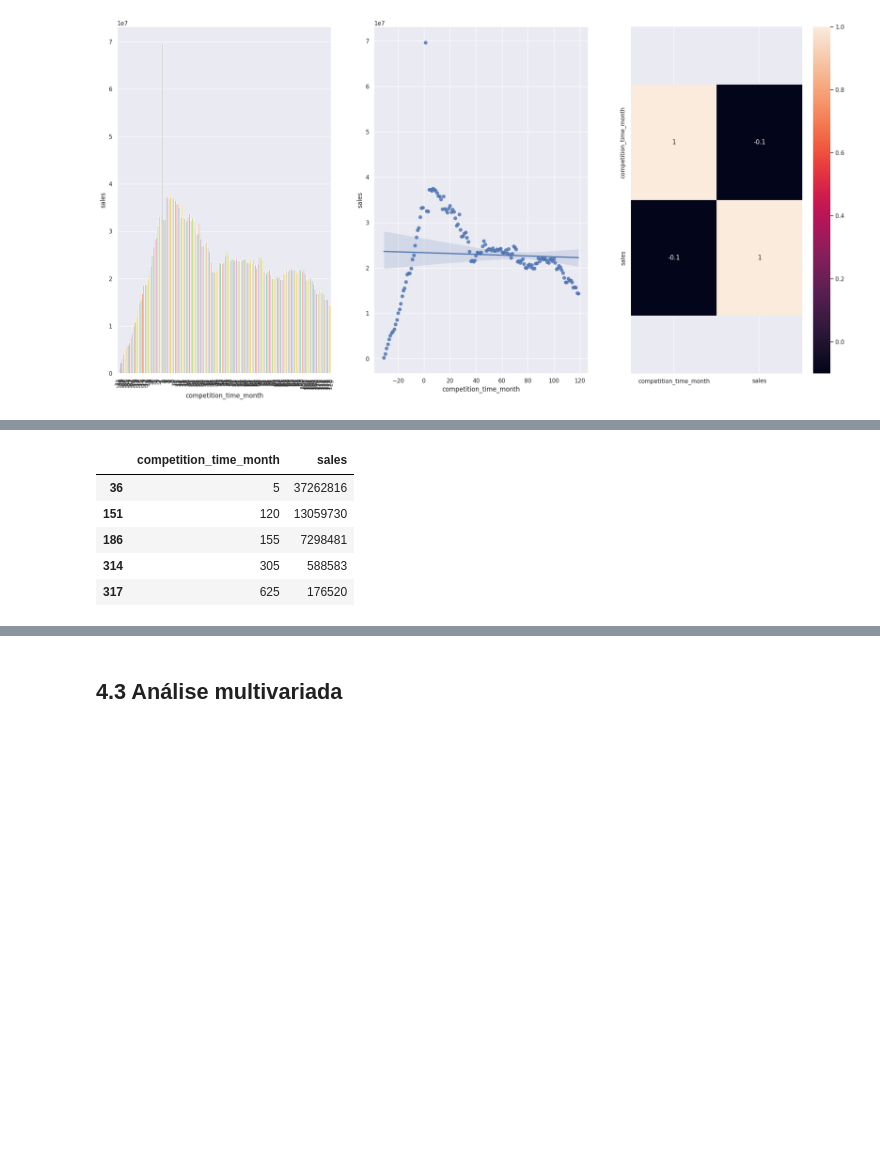
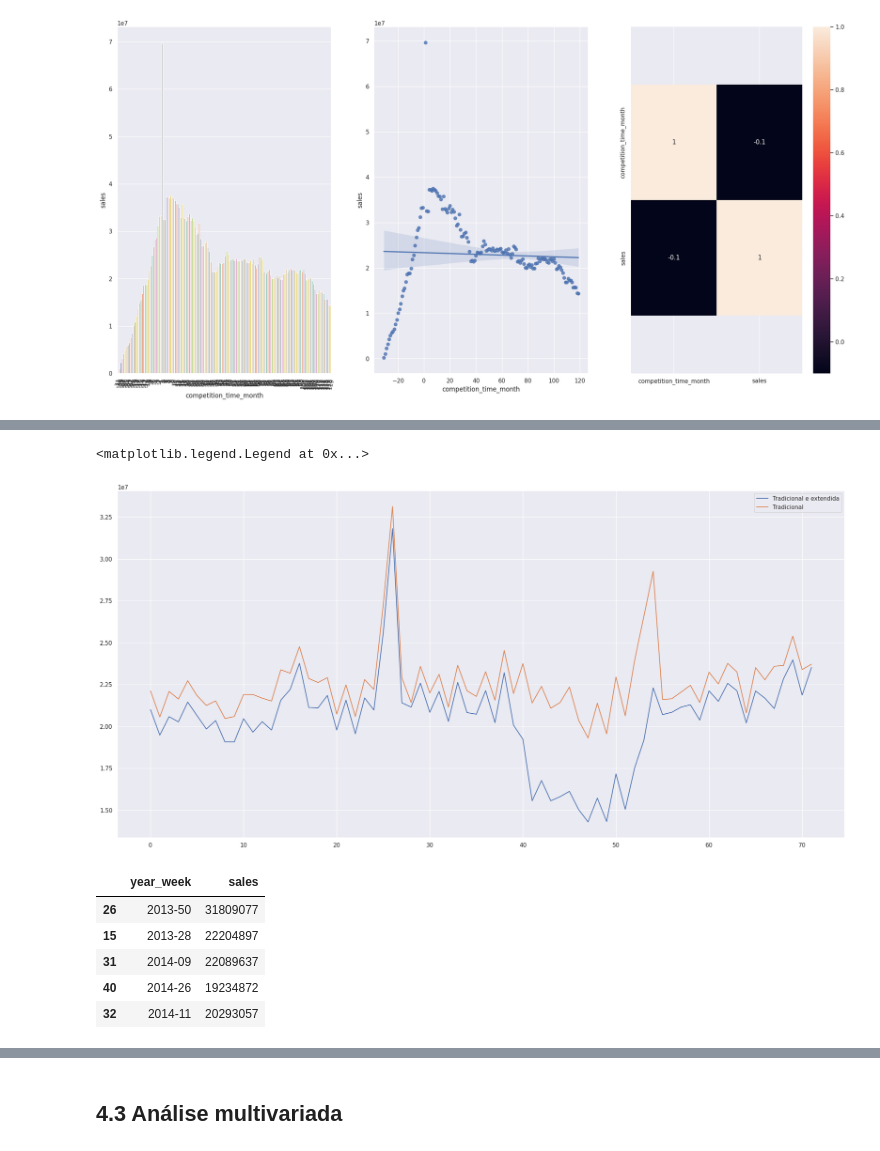
Before and after one commit to fr22/Rossmann_sales_prediction, a Jupyter notebook: store_sales_prediction.ipynb, the cells around one changed output, grey strips where cells are left out. Drawn from its saved outputs; the diff is of its cells as text; code cells hidden in the pictures; blank space fills up the shorter version.

```diff
--- a/store_sales_prediction.ipynb
+++ b/store_sales_prediction.ipynb
@@ -715,12 +765,22 @@ The palette list has fewer values (8) than needed (150) and will cycle, which ma
+# %%
+aux1 = df4[(df4['promo'] == 1) & (df4['promo2'] == 1)][['year_week', 'sales']].groupby('year_week').sum().reset_index()
+ax = aux1.plot()
+
+aux2 = df4[(df4['promo'] == 1) & (df4['promo2'] == 0)][['year_week', 'sales']].groupby('year_week').sum().reset_index()
+aux2.plot(ax=ax)
+ax.legend(labels = ['Tradicional e extendida', 'Tradicional'])
+# %% [output]
+<matplotlib.legend.Legend at 0x...>
+[figure, added]
 # %%
 aux1.sample(5)
 # %% [output]
-|  | competition_time_month | sales |
-| 36 | 5 | 37262816 |
-| 151 | 120 | 13059730 |
-| 186 | 155 | 7298481 |
-| 314 | 305 | 588583 |
-| 317 | 625 | 176520 |
+|  | year_week | sales |
+| 26 | 2013-50 | 31809077 |
+| 15 | 2013-28 | 22204897 |
+| 31 | 2014-09 | 22089637 |
+| 40 | 2014-26 | 19234872 |
+| 32 | 2014-11 | 20293057 |
 # %%
 aux3.head()
 # %% [output]
```
Also changed, not shown: parts of 9 cells of this notebook.
